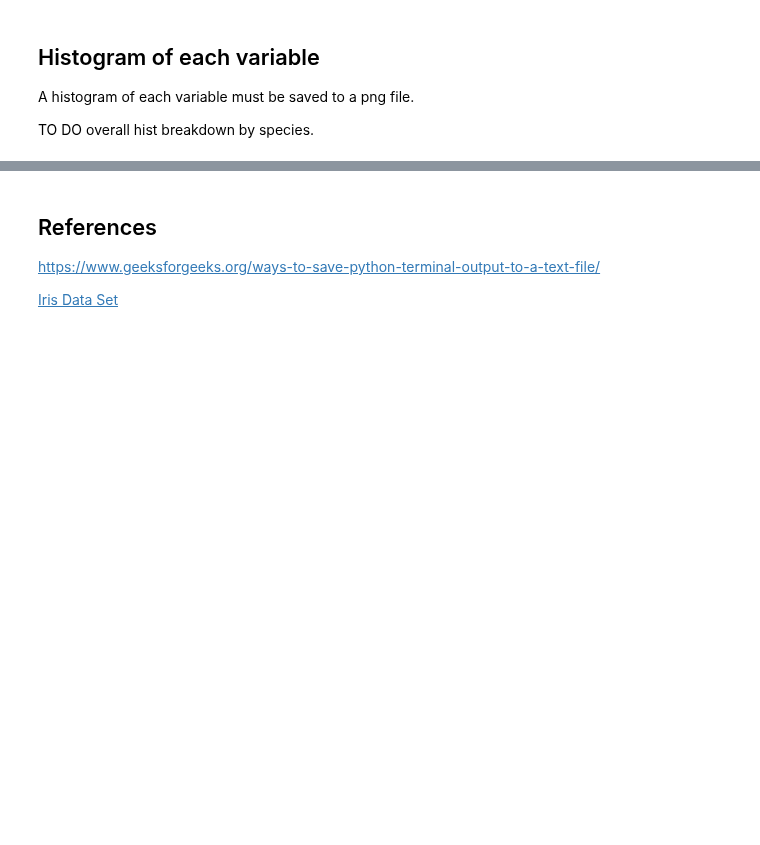
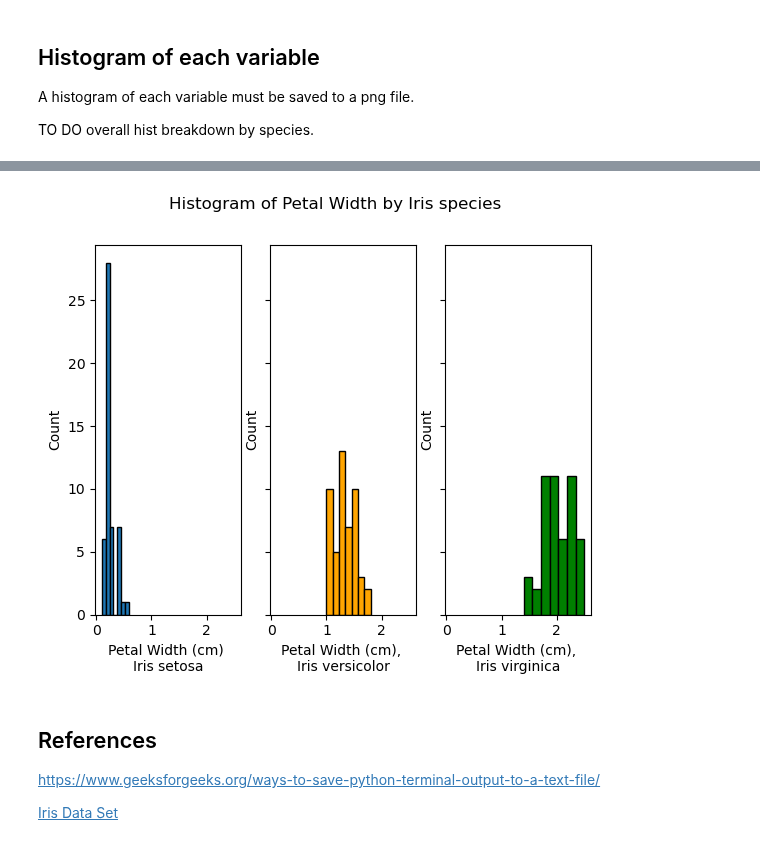
Before and after one commit to IreneKilgannon/pands-project, a Jupyter notebook: analysis.ipynb, the cells around one changed output, grey strips where cells are left out. Cells and saved outputs as stored; diff of their text form; code cells hidden in the pictures; blank space fills up the shorter version.

```diff
--- a/analysis.ipynb
+++ b/analysis.ipynb
@@ -191,3 +232,24 @@ AttributeError: 'numpy.ndarray' object has no attribute 'title'
+# %%
+# Histogram of Petal Width
+fig, ax = plt.subplots(1, 3, sharex= True, sharey= True)
+ax[0].hist(setosa['petal_width_cm'], edgecolor = 'black', alpha = 1.0, bins = 7)
+ax[1].hist(versicolor['petal_width_cm'], label = 'Iris versicolor', color = 'orange', edgecolor = 'black', alpha = 1.0, bins = 7)
+ax[2].hist(virginica['petal_width_cm'], label = 'Iris virginica', color = 'green', edgecolor = 'black', alpha = 1.0, bins = 7)
+
+ax[0].set_xlabel('Petal Width (cm) \nIris setosa')
+ax[1].set_xlabel('Petal Width (cm), \nIris versicolor')
+ax[2].set_xlabel('Petal Width (cm), \nIris virginica')
+
+ax[0].set_ylabel('Count')
+ax[1].set_ylabel('Count')
+ax[2].set_ylabel('Count')
+
+fig.suptitle('Histogram of Petal Width by Iris species')
+
+#plt.savefig('petal_width.png')
+plt.show()
+# %% [output]
+[figure, added]
 # %% [markdown]
 ## References
 
```
Also changed, not shown: parts of 5 cells of this notebook, 2 other files.
